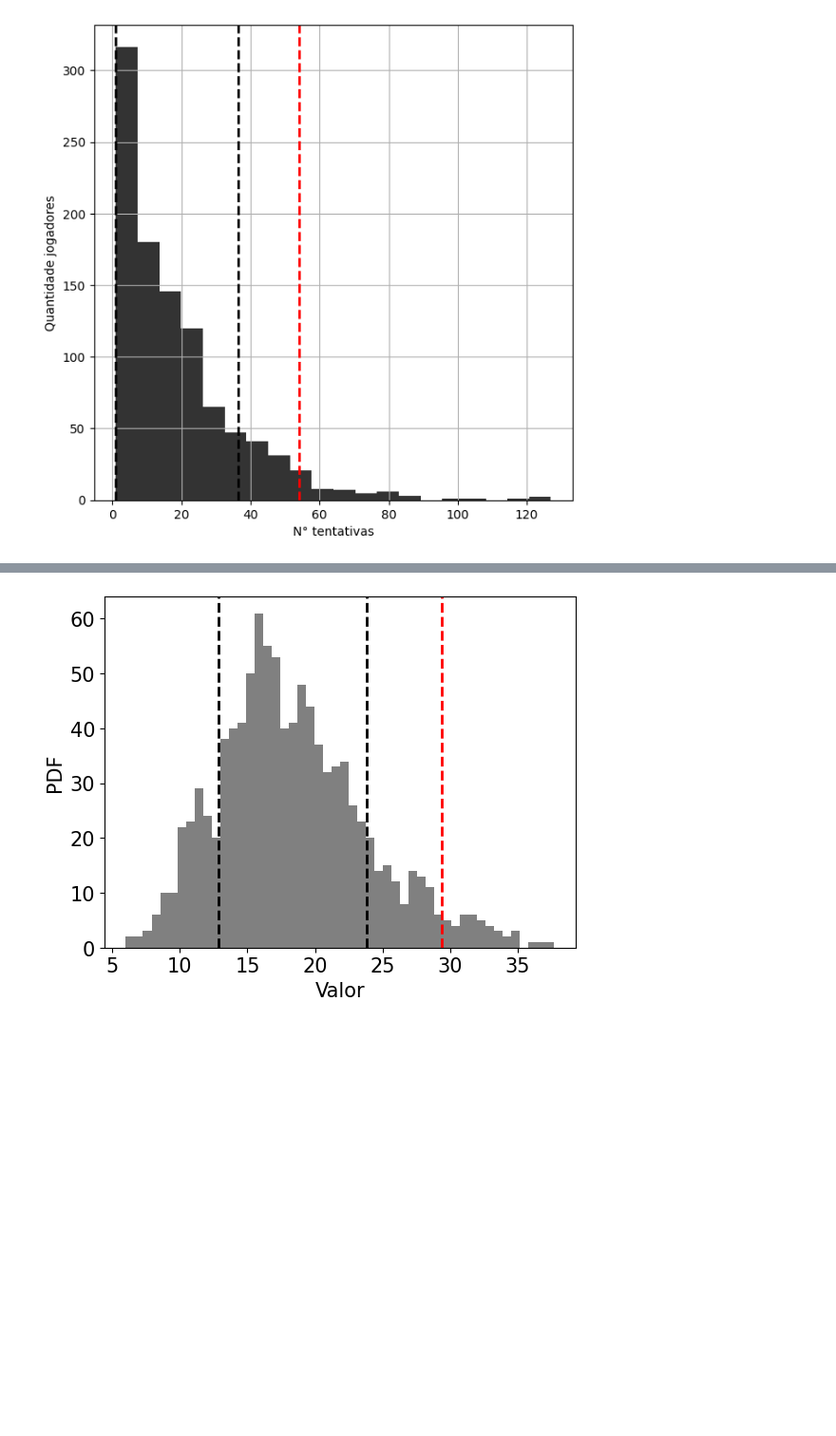
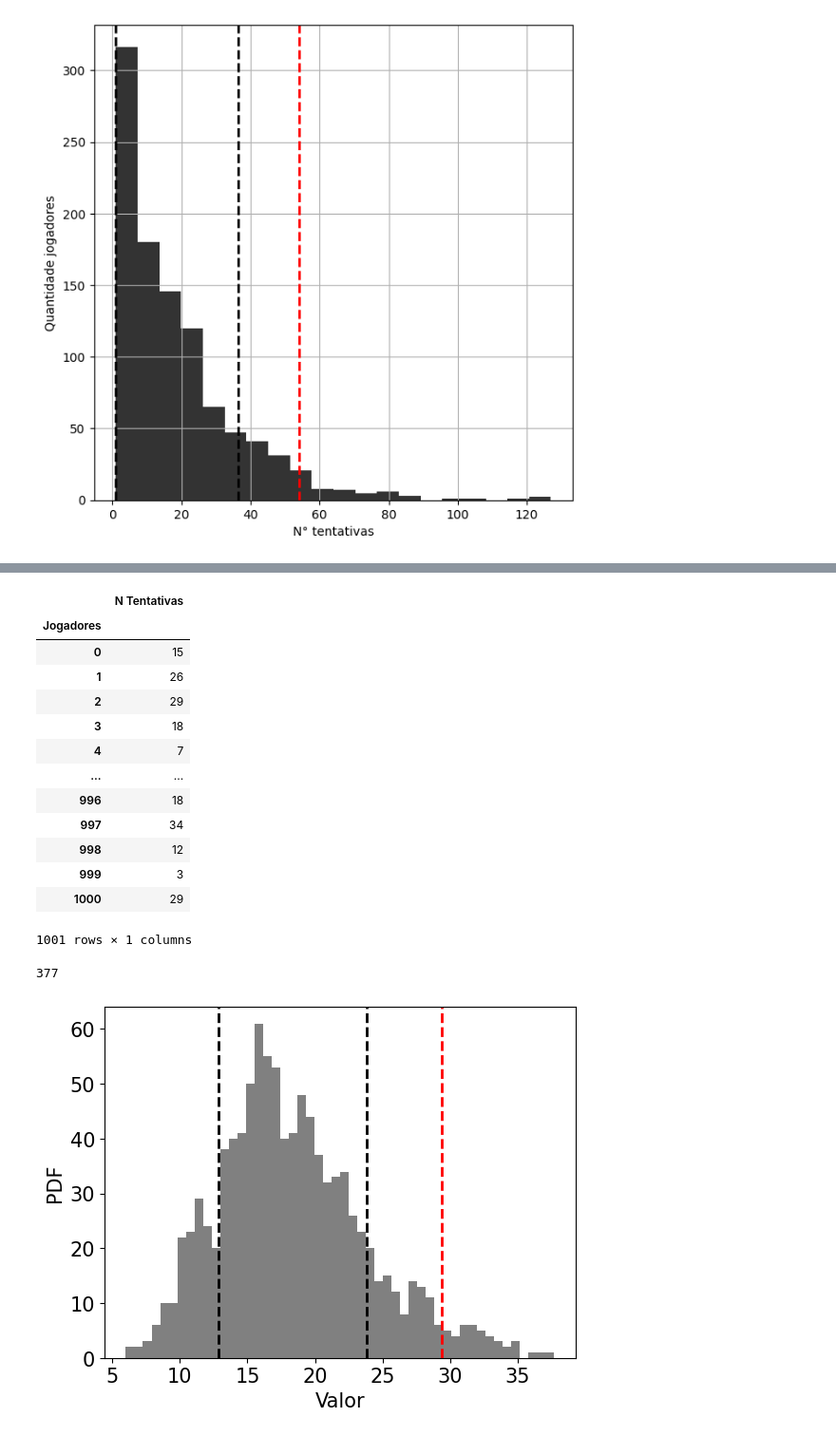
Before and after one commit to TLaidler/Portfolio, a Jupyter notebook: Estudo/Python_Revisao_Completa.ipynb, the cells around one changed output, grey strips where cells are left out. Shown: that part at 95% size. Drawn from its saved outputs; the diff is of its cells as text; code cells hidden in the pictures; blank space fills up the shorter version.

```diff
--- a/Estudo/Python_Revisao_Completa.ipynb
+++ b/Estudo/Python_Revisao_Completa.ipynb
@@ -2514,3 +2509,26 @@ Type:      function
+# %%
+df = pd.DataFrame(data=simulacao_1, columns=['N Tentativas'])
+df.index.name = 'Jogadores'
+df
+# %% [output]
+|  | N Tentativas |
+| Jogadores |  |
+| 0 | 15 |
+| 1 | 26 |
+| 2 | 29 |
+| 3 | 18 |
+| 4 | 7 |
+| ... | ... |
+| 996 | 18 |
+| 997 | 34 |
+| 998 | 12 |
+| 999 | 3 |
+| 1000 | 29 |
+1001 rows × 1 columns
+# %%
+(df['N Tentativas']<10).sum()
+# %% [output]
+377
 # %%
 n = 10
 nova_distribuicao = np.array([])
```
Also changed, not shown: parts of 2 cells of this notebook, 1 other file.
